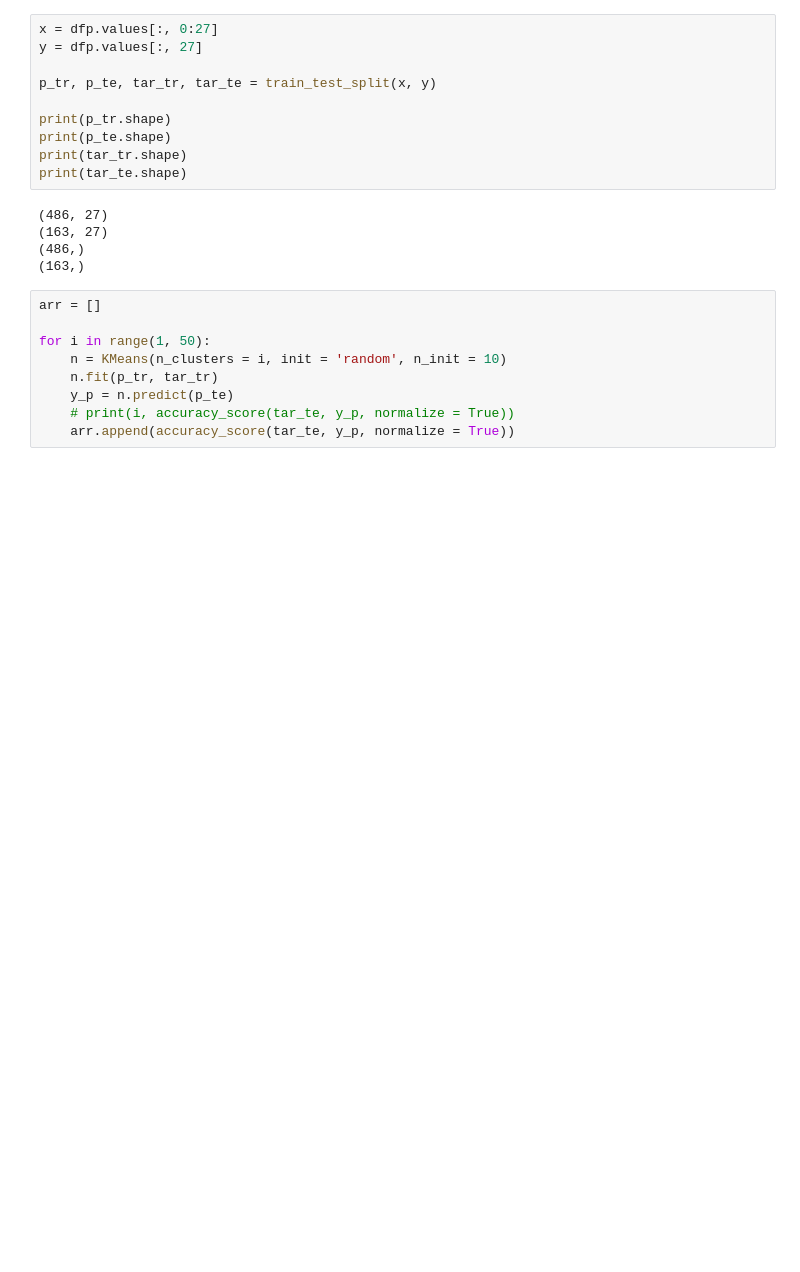
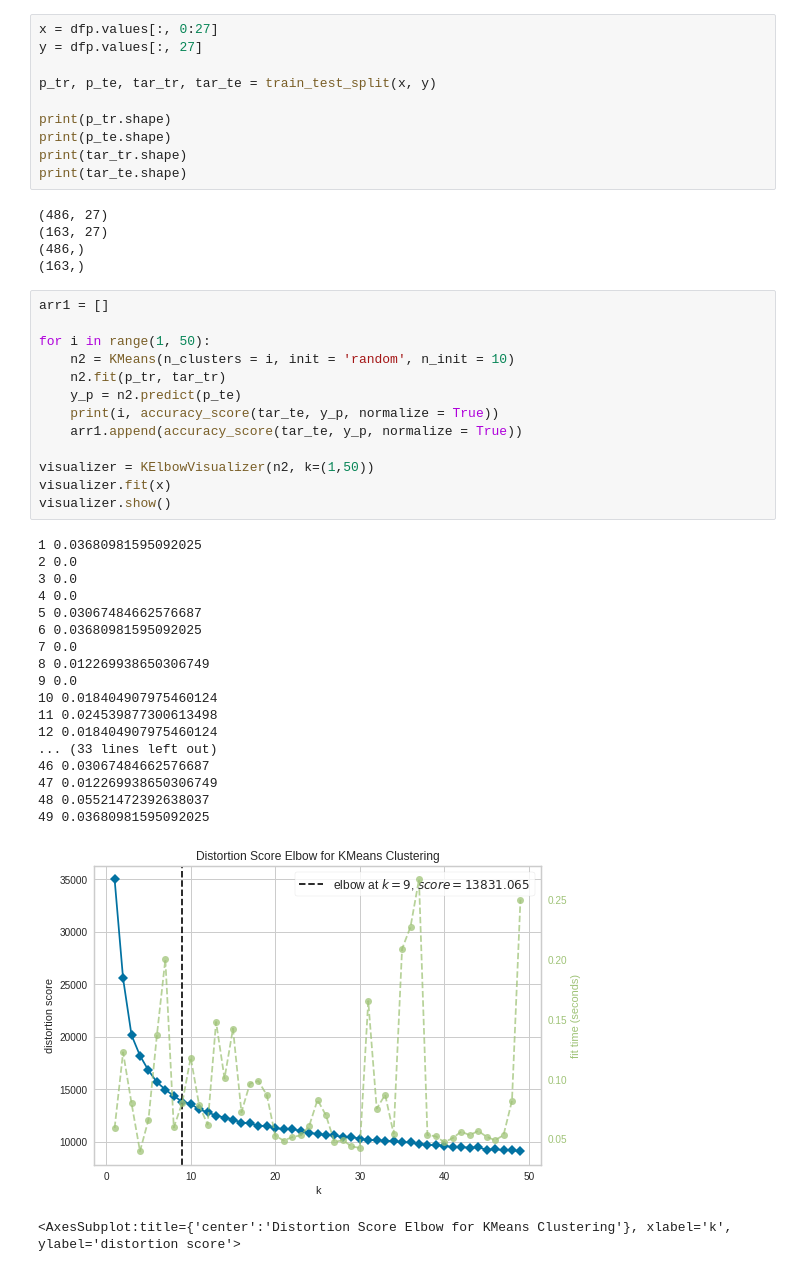
Before and after one commit to DanialBeg/CS105-FinalProject, a Jupyter notebook: Project 3/LuccaProject3Kmeans.ipynb, the cells around one changed output. Drawn from its saved outputs; the diff is of its cells as text; blank space fills up the shorter version.

```diff
--- a/Project 3/LuccaProject3Kmeans.ipynb
+++ b/Project 3/LuccaProject3Kmeans.ipynb
@@ -187,12 +198,36 @@ print(tar_te.shape)
 (486,)
 (163,)
 # %%
-arr = []
+arr1 = []
 
 for i in range(1, 50):
-    n = KMeans(n_clusters = i, init = 'random', n_init = 10)
-    n.fit(p_tr, tar_tr)
-    y_p = n.predict(p_te)
-    # print(i, accuracy_score(tar_te, y_p, normalize = True))
-    arr.append(accuracy_score(tar_te, y_p, normalize = True))
+    n2 = KMeans(n_clusters = i, init = 'random', n_init = 10)
+    n2.fit(p_tr, tar_tr)
+    y_p = n2.predict(p_te)
+    print(i, accuracy_score(tar_te, y_p, normalize = True))
+    arr1.append(accuracy_score(tar_te, y_p, normalize = True))
+
+visualizer = KElbowVisualizer(n2, k=(1,50))
+visualizer.fit(x)
+visualizer.show()
+# %% [output]
+1 0.03680981595092025
+2 0.0
+3 0.0
+4 0.0
+5 0.03067484662576687
+6 0.03680981595092025
+7 0.0
+8 0.012269938650306749
+9 0.0
+10 0.018404907975460124
+11 0.024539877300613498
+12 0.018404907975460124
+... (33 lines left out)
+46 0.03067484662576687
+47 0.012269938650306749
+48 0.05521472392638037
+49 0.03680981595092025
+[figure, added]
+<AxesSubplot:title={'center':'Distortion Score Elbow for KMeans Clustering'}, xlabel='k', ylabel='distortion score'>
 # %%
```
Also changed, not shown: parts of 7 cells of this notebook, 1 other file.
